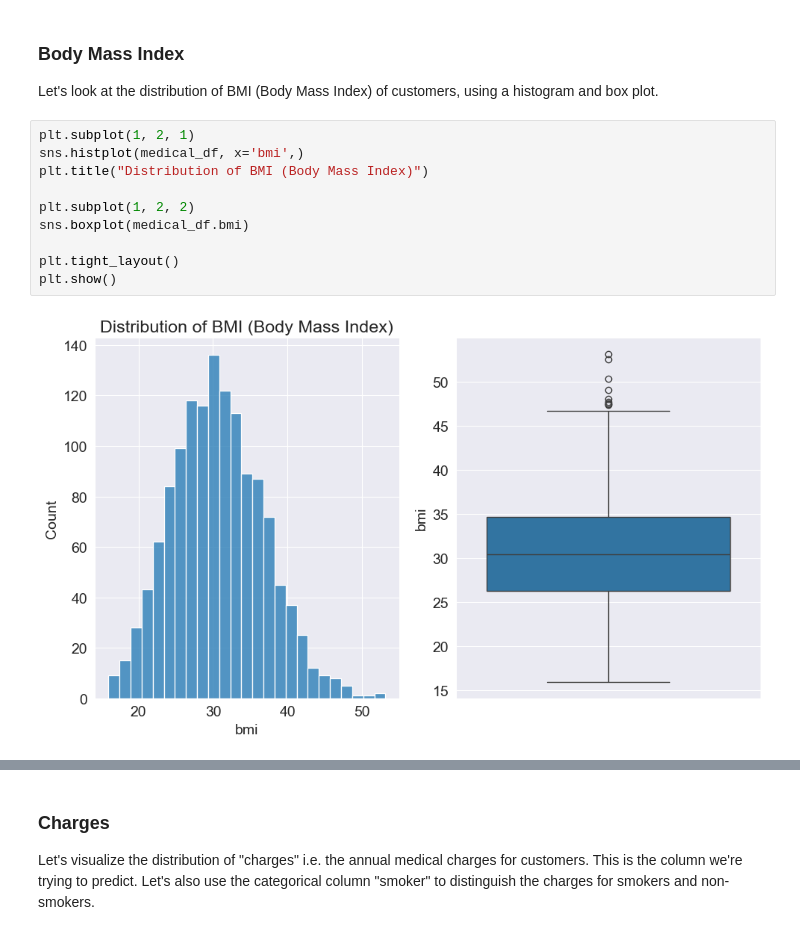
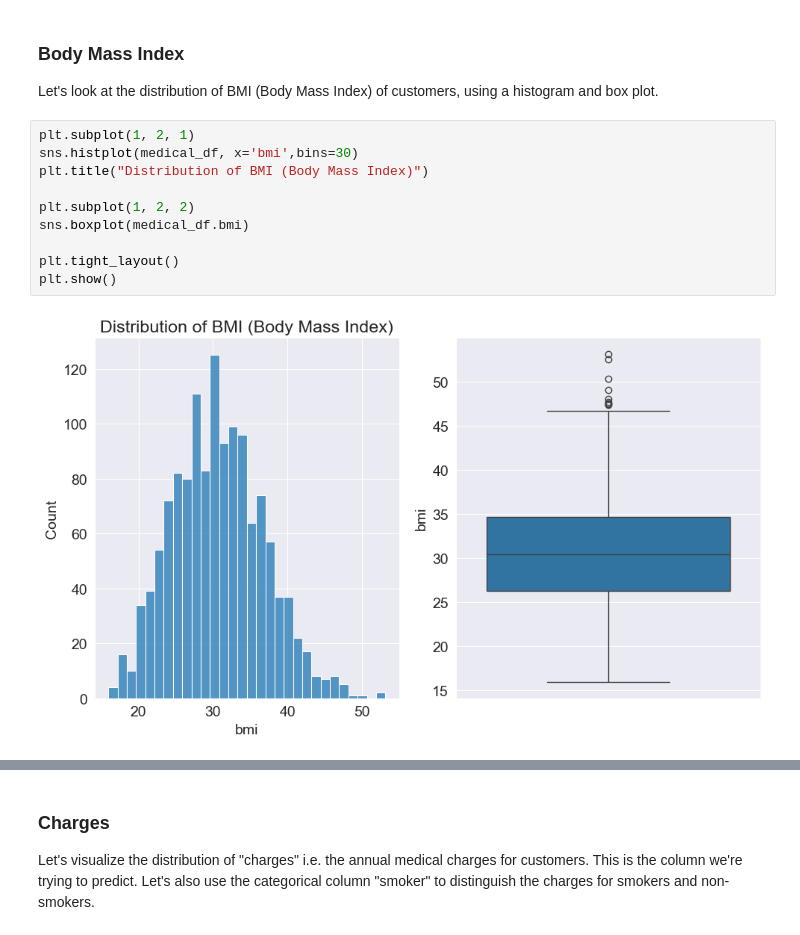
Before and after one commit to bariskose07/ds-bootcamp, a Jupyter notebook: machine-learning/freecodecamp-lessons/python-sklearn-linear-regression.ipynb, the cells around one changed output, grey strips where cells are left out. Drawn from its saved outputs; the diff is of its cells as text.

```diff
--- a/machine-learning/freecodecamp-lessons/python-sklearn-linear-regression.ipynb
+++ b/machine-learning/freecodecamp-lessons/python-sklearn-linear-regression.ipynb
@@ -208,16 +208,16 @@ The distribution of ages in the dataset is almost uniform, with 20-30 customers
 Let's look at the distribution of BMI (Body Mass Index) of customers, using a histogram and box plot.
 # %%
 plt.subplot(1, 2, 1)
-sns.histplot(medical_df, x='bmi',)
+sns.histplot(medical_df, x='bmi',bins=30)
 plt.title("Distribution of BMI (Body Mass Index)")
 
 plt.subplot(1, 2, 2)
 sns.boxplot(medical_df.bmi)
 
 plt.tight_layout()
 plt.show()
 # %% [output]
-[figure, old version]
+[figure, new version]
 # %% [markdown]
 The measurements of body mass index seem to form a [Gaussian distribution](https://en.wikipedia.org/wiki/Normal_distribution) centered around the value 30, with a few outliers towards the right. Here's how BMI values can be interpreted ([source](https://study.com/academy/lesson/what-is-bmi-definition-formula-calculation.html)):
 
```
Also changed, not shown: parts of 43 cells of this notebook, 1 other file.
